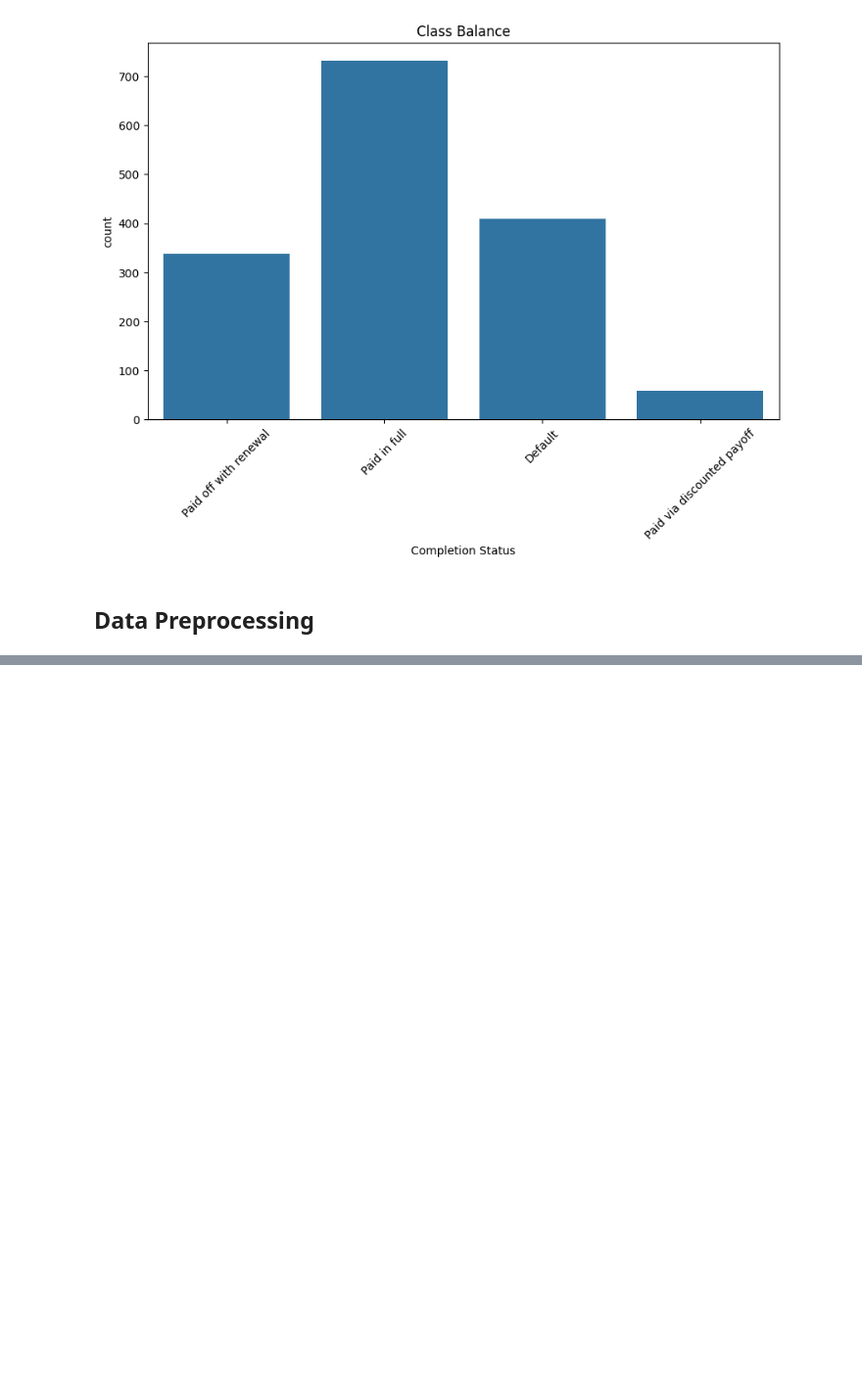
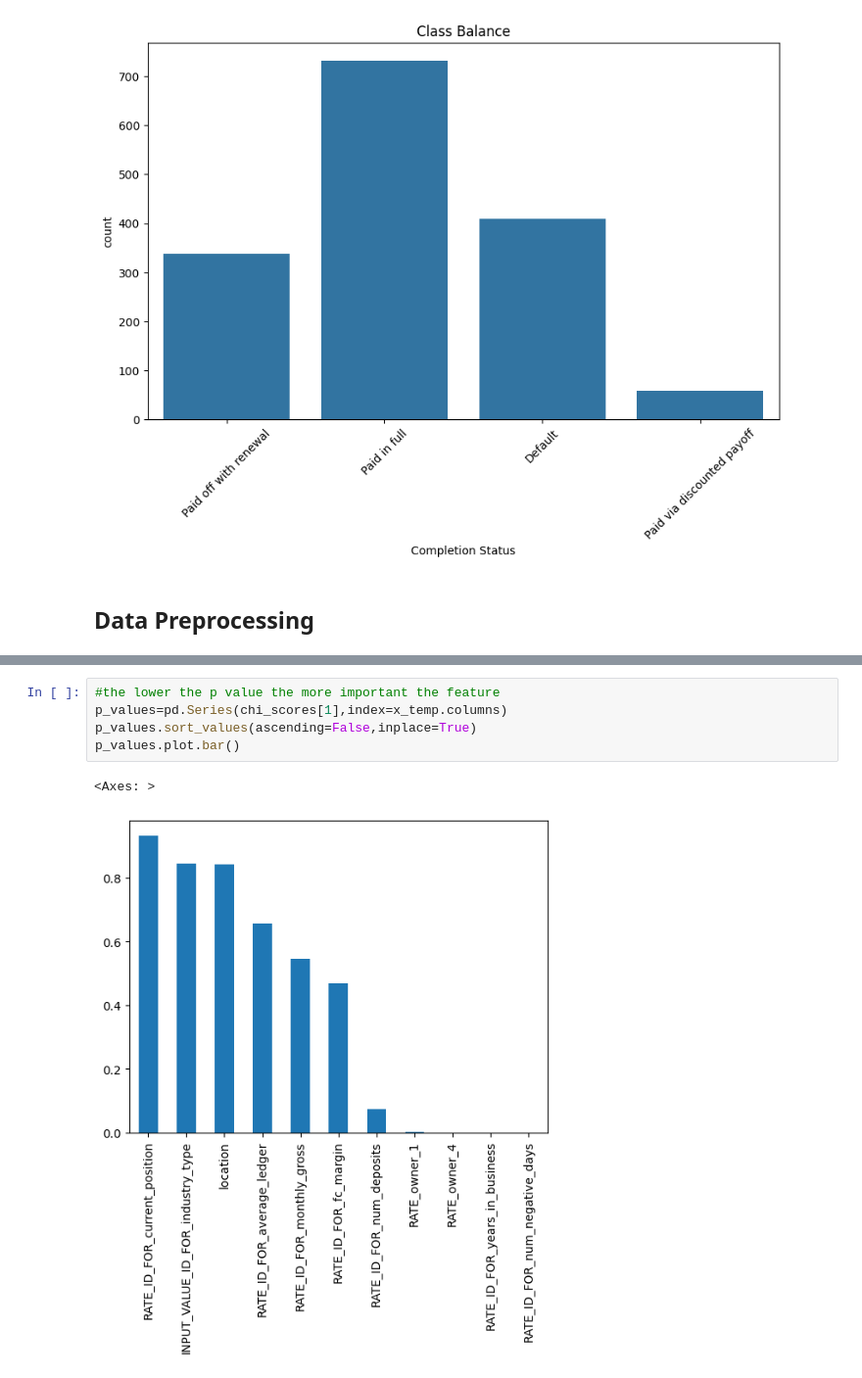
Before and after one commit to Aboodtt404/Loan-Completion-ML, a Jupyter notebook: loan_completion_ml.ipynb, the cells around one changed output, grey strips where cells are left out. Shown at 98% size. Drawn from its saved outputs; the diff is of its cells as text; blank space fills up the shorter version.

```diff
--- a/loan_completion_ml.ipynb
+++ b/loan_completion_ml.ipynb
@@ -163,0 +410,8 @@ print(feature_importance_df.head(top_n))
+# %%
+#the lower the p value the more important the feature
+p_values=pd.Series(chi_scores[1],index=x_temp.columns)
+p_values.sort_values(ascending=False,inplace=True)
+p_values.plot.bar()
+# %% [output]
+<Axes: >
+[figure, added]
```
Also changed, not shown: parts of 52 cells of this notebook, 1 other file.
